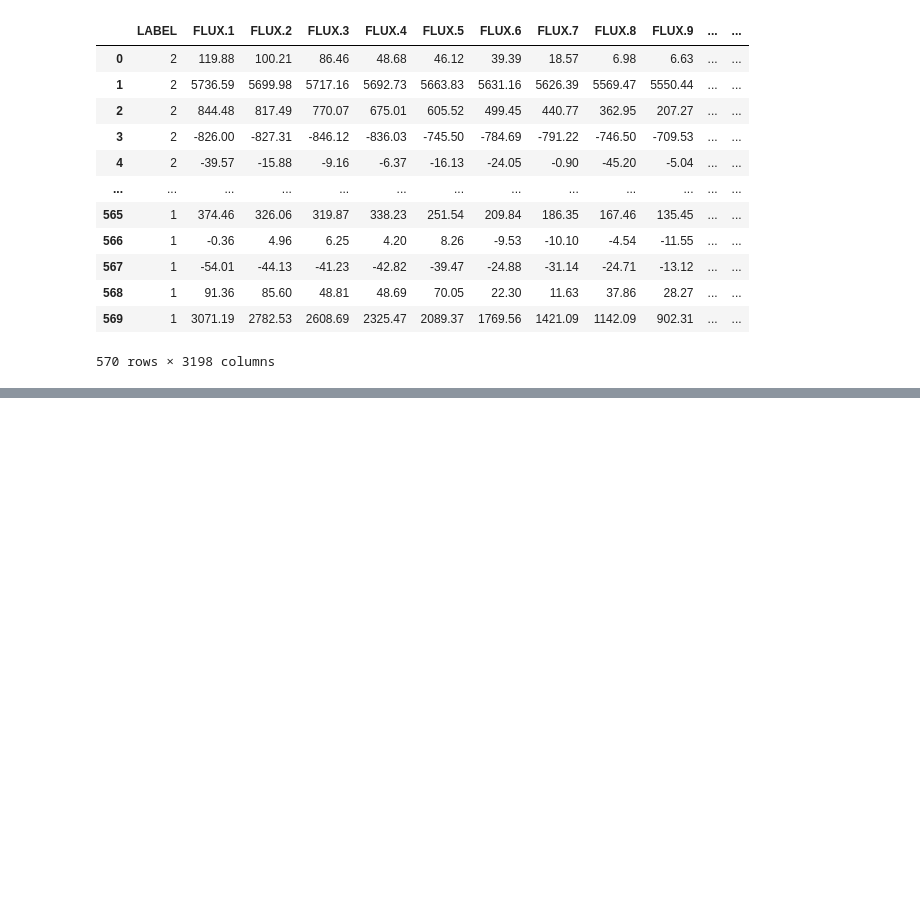
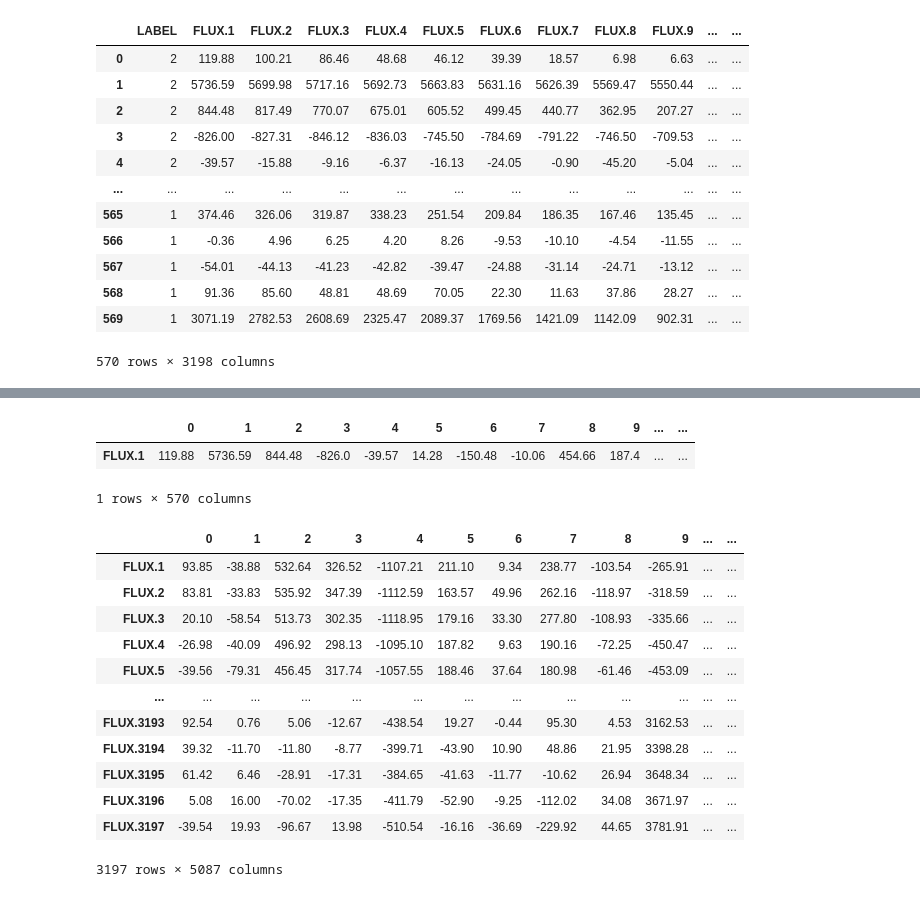
Before and after one commit to gallomovic/Projet_Machine_Learning, a Jupyter notebook: projet machine learning.ipynb, the cells around one changed output, grey strips where cells are left out. Drawn from its saved outputs; the diff is of its cells as text; code cells hidden in the pictures; blank space fills up the shorter version.

```diff
--- a/projet machine learning.ipynb
+++ b/projet machine learning.ipynb
@@ -38,0 +117,6 @@ test
+# %%
+flux_test[:1]
+# %% [output]
+|  | 0 | 1 | 2 | 3 | 4 | 5 | 6 | 7 | 8 | 9 | ... | ... |
+| FLUX.1 | 119.88 | 5736.59 | 844.48 | -826.0 | -39.57 | 14.28 | -150.48 | -10.06 | 454.66 | 187.4 | ... | ... |
+1 rows × 570 columns
@@ -38,0 +125,18 @@ test
+# %%
+features_train = train.transpose()[1:]
+# %%
+features_train
+# %% [output]
+|  | 0 | 1 | 2 | 3 | 4 | 5 | 6 | 7 | 8 | 9 | ... | ... |
+| FLUX.1 | 93.85 | -38.88 | 532.64 | 326.52 | -1107.21 | 211.10 | 9.34 | 238.77 | -103.54 | -265.91 | ... | ... |
+| FLUX.2 | 83.81 | -33.83 | 535.92 | 347.39 | -1112.59 | 163.57 | 49.96 | 262.16 | -118.97 | -318.59 | ... | ... |
+| FLUX.3 | 20.10 | -58.54 | 513.73 | 302.35 | -1118.95 | 179.16 | 33.30 | 277.80 | -108.93 | -335.66 | ... | ... |
+| FLUX.4 | -26.98 | -40.09 | 496.92 | 298.13 | -1095.10 | 187.82 | 9.63 | 190.16 | -72.25 | -450.47 | ... | ... |
+| FLUX.5 | -39.56 | -79.31 | 456.45 | 317.74 | -1057.55 | 188.46 | 37.64 | 180.98 | -61.46 | -453.09 | ... | ... |
+| ... | ... | ... | ... | ... | ... | ... | ... | ... | ... | ... | ... | ... |
+| FLUX.3193 | 92.54 | 0.76 | 5.06 | -12.67 | -438.54 | 19.27 | -0.44 | 95.30 | 4.53 | 3162.53 | ... | ... |
+| FLUX.3194 | 39.32 | -11.70 | -11.80 | -8.77 | -399.71 | -43.90 | 10.90 | 48.86 | 21.95 | 3398.28 | ... | ... |
+| FLUX.3195 | 61.42 | 6.46 | -28.91 | -17.31 | -384.65 | -41.63 | -11.77 | -10.62 | 26.94 | 3648.34 | ... | ... |
+| FLUX.3196 | 5.08 | 16.00 | -70.02 | -17.35 | -411.79 | -52.90 | -9.25 | -112.02 | 34.08 | 3671.97 | ... | ... |
+| FLUX.3197 | -39.54 | 19.93 | -96.67 | 13.98 | -510.54 | -16.16 | -36.69 | -229.92 | 44.65 | 3781.91 | ... | ... |
+3197 rows × 5087 columns
```
Also changed, not shown: parts of 28 cells of this notebook.
